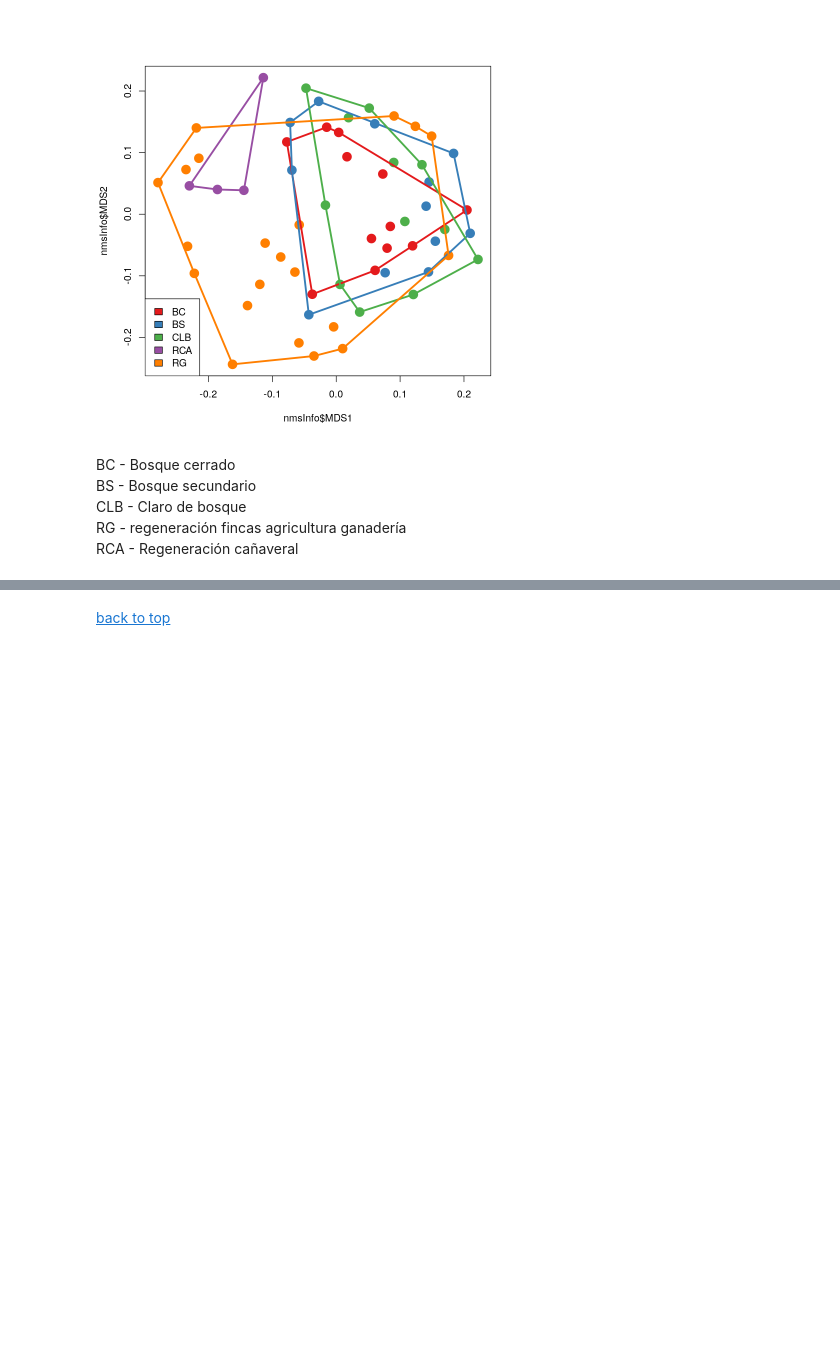
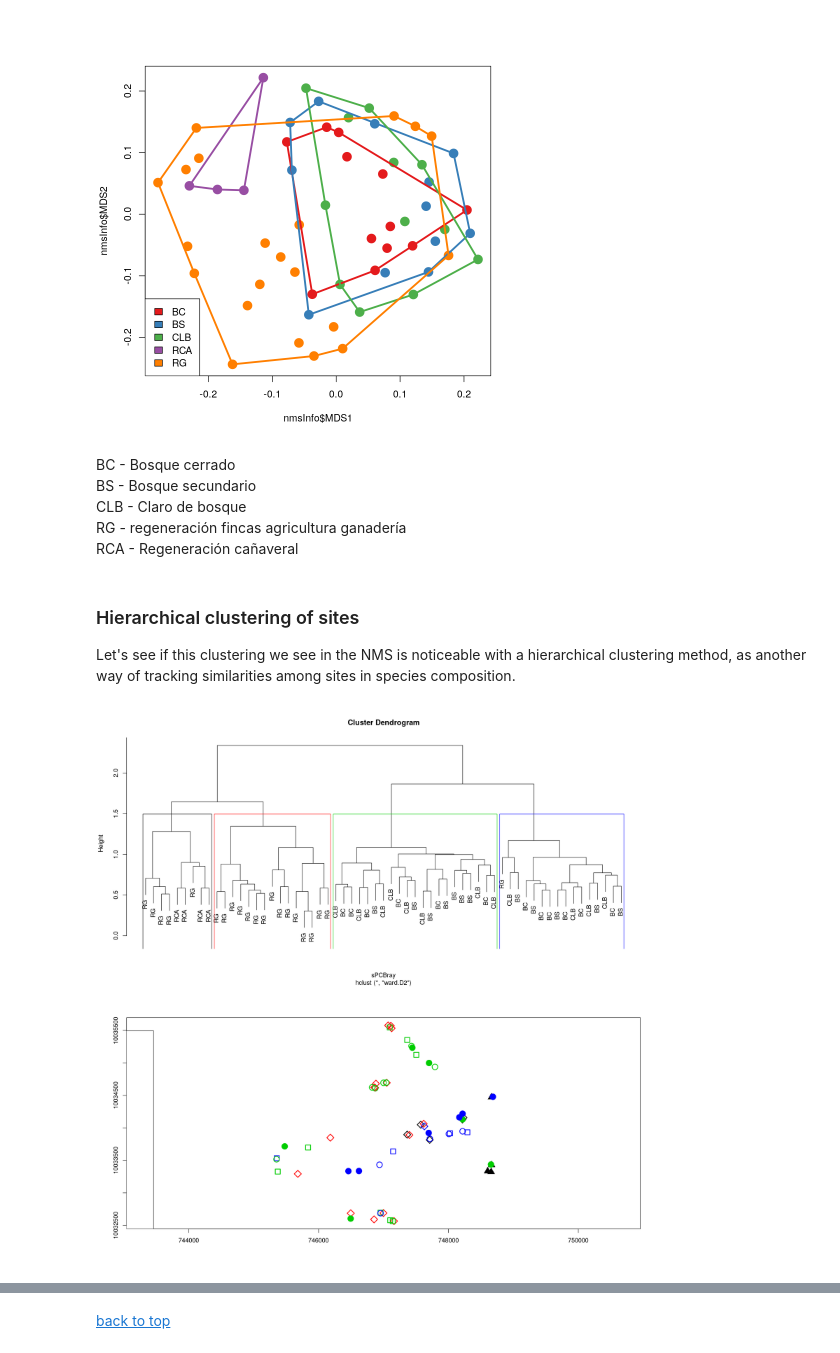
Before and after one commit to danchurch/losCedrosTrees, a Jupyter notebook: anaData/MariscalDataExploration.ipynb, the cells around one changed output, grey strips where cells are left out. Drawn from its saved outputs; the diff is of its cells as text; code cells hidden in the pictures; blank space fills up the shorter version.

Commit message:
hierarchical clustering map

```diff
--- a/anaData/MariscalDataExploration.ipynb
+++ b/anaData/MariscalDataExploration.ipynb
@@ -312,3 +320,8 @@ BS - Bosque secundario
 CLB - Claro de bosque
 RG - regeneración fincas agricultura ganadería
 RCA - Regeneración cañaveral
+# %% [markdown]
+<a id="hierarch"></a>
+### Hierarchical clustering of sites
+
+Let's see if this clustering we see in the NMS is noticeable with a hierarchical clustering method, as another way of tracking similarities among sites in species composition.
@@ -314,0 +388,15 @@ RCA - Regeneración cañaveral
+# %%
+options(repr.plot.width=15, repr.plot.height=15)
+bb <- makeClustMap(sPC.ward, k=4, labels='hab')
+legend('bottomright',
+    legend=c('BC', 'BS', 'CLB', 'RCA', 'RG'),
+    pch=c(19, 21, 22, 17, 23)
+)
+
+legend('bottomleft',
+    legend=1:k,
+    pch=c(15),
+    col=1:k,
+    title='ClusterGroup')
+# %% [output]
+[figure, added]
```
Also changed, not shown: parts of 4 cells of this notebook, 10 other files.
